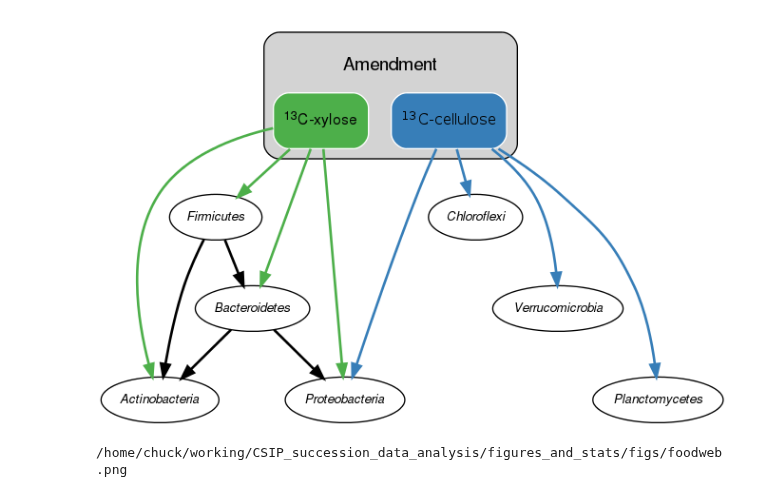
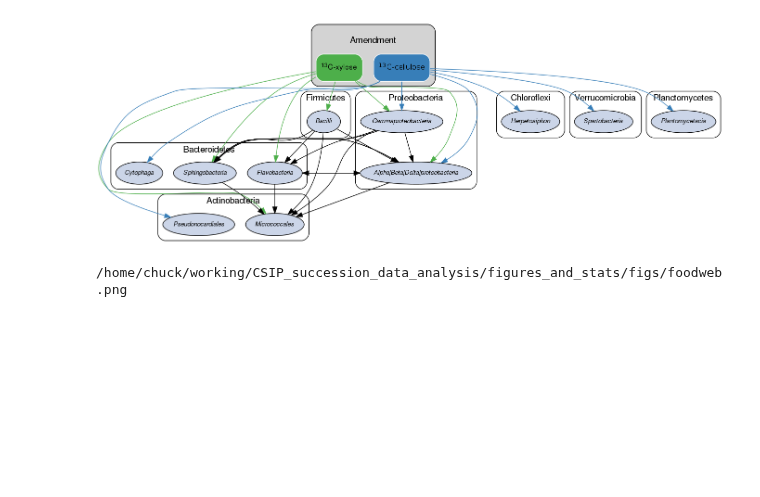
Before and after one commit to chuckpr/CSIP_succession_data_analysis, a Jupyter notebook: figures_and_stats/foodweb.ipynb, the cells around one changed output. Cells and saved outputs as stored; diff of their text form; code cells hidden in the pictures; blank space fills up the shorter version.

```diff
--- a/figures_and_stats/foodweb.ipynb
+++ b/figures_and_stats/foodweb.ipynb
@@ -8,53 +5,105 @@ The hierarchymagic extension is already loaded. To reload it, use:
 # %%
 cmd = """
 digraph G {
 
     graph [fontname="helvetica"];
     node [fontname="helvetica italic", fontsize=10];
-    edge [penwidth=2];
+    edge [penwidth=1];
 
     subgraph cluster_amendment {
     xylose [label=<<br></br><sup style="font-size:25%">13</sup>C-xylose<br></br><br></br>>, shape=rectangle,
             style="filled, rounded", fillcolor="#4daf4a", fontsize=12, color="white", fontname="helvetica"]
     cellulose [label=<<br></br><sup style="font-size:50%">13</sup>C-cellulose<br></br><br></br>>, shape=rectangle,
                style="filled, rounded", fillcolor="#377eb8", fontsize=12, color="white", fontname="helvitica"]
     label = <<br></br>Amendment>;
     style = "rounded, filled";
     }
 
-    Firmicutes
-    Proteobacteria
-    Bacteroidetes
-    Actinobacteria
-    Chloroflexi
-    Verrucomicrobia
-    Planctomycetes
+    subgraph cluster_chloroflexi {
+        Herpetosiphon[style=filled,fillcolor="#cbd5e8"];
+        label = Chloroflexi;
+        style = "rounded";
+    }
 
-    xylose -> Firmicutes [color="#4daf4a"];
-    xylose -> Proteobacteria [color="#4daf4a"];
-    xylose -> Bacteroidetes [color="#4daf4a"];
-    xylose -> Actinobacteria [color="#4daf4a"];
+    subgraph cluster_verruco {
+        Spartobacteria[style=filled,fillcolor="#cbd5e8"];
+        label = Verrucomicrobia;
+        style = "rounded";
+    }
 
-    cellulose -> Chloroflexi [color="#377eb8"];
-    cellulose -> Proteobacteria [color="#377eb8"];
-    cellulose -> Verrucomicrobia [color="#377eb8"];
-    cellulose -> Planctomycetes [color="#377eb8"]
+    subgraph cluster_bacteroidetes {
+        Sphingobacteria[style=filled,fillcolor="#cbd5e8"];
+        Flavobacteria[style=filled,fillcolor="#cbd5e8"];
+        Cytophaga[style=filled,fillcolor="#cbd5e8"];
+        label = Bacteroidetes;
+        style = "rounded";
+    }
 
-    Firmicutes -> Bacteroidetes;
-    Firmicutes -> Actinobacteria;
-    Bacteroidetes -> Actinobacteria;
-    Bacteroidetes -> Proteobacteria;
+    subgraph cluster_actino {
+        Micrococcales[style=filled,fillcolor="#cbd5e8"];
+        Pseudonocardiales[style=filled,fillcolor="#cbd5e8"];
+        label = Actinobacteria;
+        style = "rounded";
+    }
 
-    {rank=same; Bacteroidetes Verrucomicrobia;}
-    {rank=same; Actinobacteria Planctomycetes;}
+    subgraph cluster_firmicutes {
+        Bacilli[style=filled,fillcolor="#cbd5e8"];
+        label = Firmicutes;
+        style = "rounded";
+    }
+
+    subgraph cluster_plancto {
+        Plantomycetacia[style=filled,fillcolor="#cbd5e8"];
+        label = Planctomycetes;
+        style = "rounded";
+    }
+
+    subgraph cluster_proteo {
+        Gammaproteobacteria[style=filled,fillcolor="#cbd5e8"];
+        other[style=filled,fillcolor="#cbd5e8",label="Alpha|Beta|Delta|proteobacteria"];
+        label = Proteobacteria;
+        style = "rounded";
+    }
+
+    xylose -> Bacilli [color="#4daf4a"];
+    xylose -> Gammaproteobacteria [color="#4daf4a"];
+    xylose -> other [color="#4daf4a"];
+    xylose -> Flavobacteria [color="#4daf4a"];
+    xylose -> Sphingobacteria [color="#4daf4a"];
+    xylose -> Micrococcales [color="#4daf4a"];
+
+    cellulose -> Herpetosiphon [color="#377eb8"];
+    cellulose -> Gammaproteobacteria [color="#377eb8"];
+    cellulose -> other [color="#377eb8"];
+    cellulose -> Spartobacteria [color="#377eb8"];
+    cellulose -> Plantomycetacia [color="#377eb8"]
+    cellulose -> Cytophaga [color="#377eb8"]
+    cellulose -> Pseudonocardiales [color="#377eb8"]
+
+    Bacilli -> Micrococcales;
+    Flavobacteria -> Micrococcales;
+    Flavobacteria -> other;
+    other -> Flavobacteria;
+    other -> Sphingobacteria;
+    Gammaproteobacteria -> Flavobacteria;
+    Gammaproteobacteria -> other;
+    Sphingobacteria -> other;
+    Gammaproteobacteria -> Sphingobacteria;
+    Gammaproteobacteria -> Micrococcales;
+    Sphingobacteria -> Micrococcales;
+    other -> Micrococcales;
+    Bacilli -> Flavobacteria;
+    Bacilli -> Sphingobacteria;
+    Bacilli -> other;
+
 }
 """
 
 f = "figs/foodweb.png"
 with open(f, 'w') as f: f.write(run_dot(cmd))
 Image("figs/foodweb.png")
 # %% [output]
-[figure, old version]
+[figure, new version]
 # %%
 FileLink("figs/foodweb.png")
 # %% [output]
```
Also changed, not shown: parts of 1 cell of this notebook, 1 other file.
